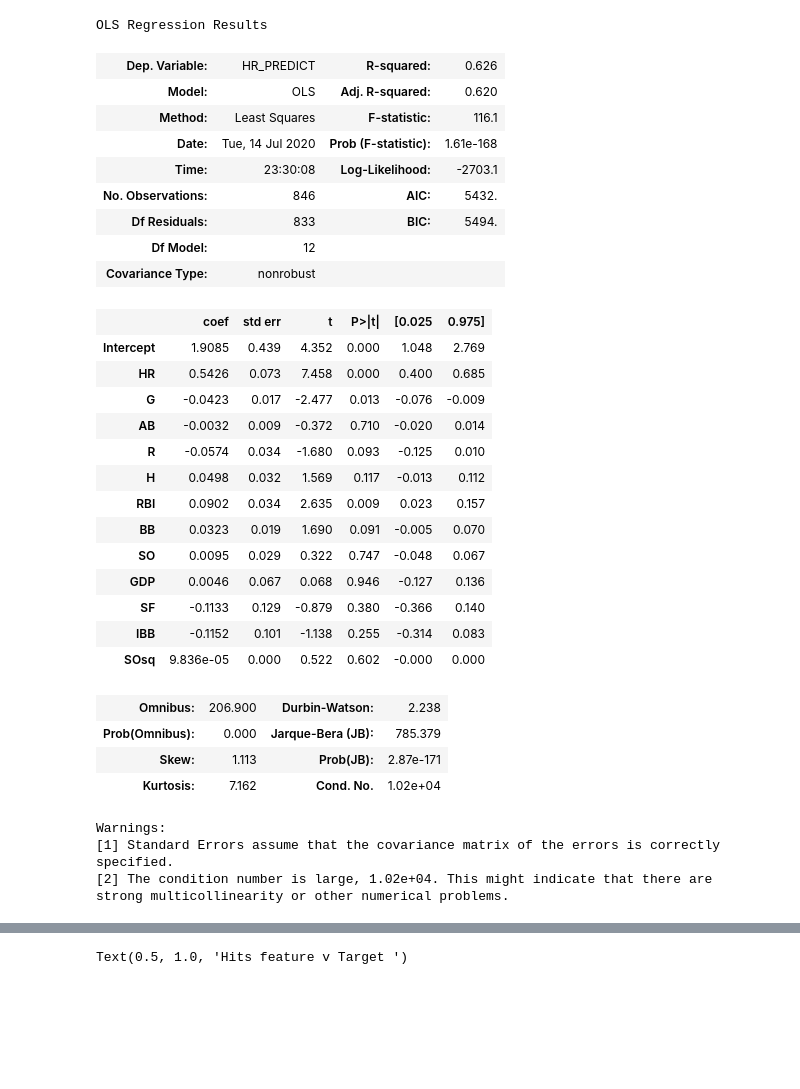
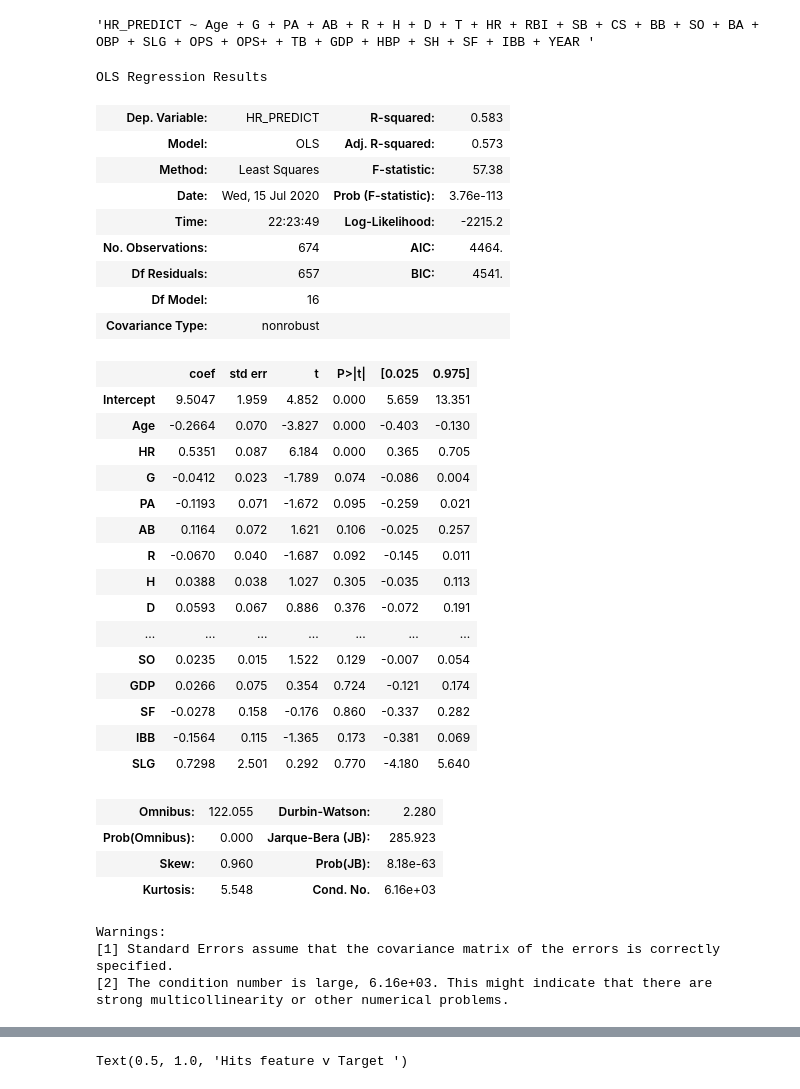
Before and after one commit to Ezuniga13/Home-Run-regression, a Jupyter notebook: Bronx Bombers.ipynb, the cells around one changed output, grey strips where cells are left out. Cells and saved outputs as stored; diff of their text form; code cells hidden in the pictures; blank space fills up the shorter version.

```diff
--- a/Bronx Bombers.ipynb
+++ b/Bronx Bombers.ipynb
@@ -75,0 +154,2 @@ yankess_pinstripes_clean = yankees_df_train.dropna()
+# %%
+yankess_pinstripes_clean = yankees_df_train[~yankees_df_train.HR_PREDICT.isna()]
@@ -75,0 +191,2 @@ yankess_pinstripes_clean = yankees_df_train.dropna()
+# %%
+yankess_pinstripes_clean.loc[yankess_pinstripes_clean.Name == 'Gary Sanchez','Pos'] = "C"
@@ -75,0 +199,2 @@ yankess_pinstripes_clean = yankees_df_train.dropna()
+# %%
+yankess_pinstripes_clean.dropna(inplace = True)
@@ -76,4 +211,2 @@ yankess_pinstripes_clean = yankees_df_train.dropna()
 # %%
 pinstripes_clean_tr = yankess_pinstripes_clean[yankess_pinstripes_clean.YEAR<(2007)]
-# %%
-pinstripes_clean_tr['SOsq'] = pinstripes_clean_tr['SO']**2
@@ -97,47 +254,56 @@ pinstripes_clean_test.shape
+# %%
+formula = 'HR_PREDICT ~ '
+for col in pinstripes_clean_tr.columns[3:-1]:
+    formula = formula + col + ' + '
+formula[:-2]
+# %% [output]
+'HR_PREDICT ~ Age + G + PA + AB + R + H + D + T + HR + RBI + SB + CS + BB + SO + BA + OBP + SLG + OPS + OPS+ + TB + GDP + HBP + SH + SF + IBB + YEAR '
 # %%
 # STATSMODEL
-y, X = patsy.dmatrices('HR_PREDICT ~ HR + G + AB + R + H  + RBI + BB + SO + GDP + SF + IBB + SOsq',
+y, X = patsy.dmatrices('HR_PREDICT ~ Age + HR + G +PA + AB + R + H + D + T + RBI + BB + SO + GDP + SF + IBB+ SLG',
                        pinstripes_clean_tr, return_type="dataframe")
 
 
 model = sm.OLS(y, sm.add_constant(X))
 
 
 fit = model.fit()
 
 
 fit.summary()
 # %% [output]
 OLS Regression Results
-| Dep. Variable: | HR_PREDICT | R-squared: | 0.626 |
-| Model: | OLS | Adj. R-squared: | 0.620 |
-| Method: | Least Squares | F-statistic: | 116.1 |
-| Date: | Tue, 14 Jul 2020 | Prob (F-statistic): | 1.61e-168 |
-| Time: | 23:30:08 | Log-Likelihood: | -2703.1 |
-| No. Observations: | 846 | AIC: | 5432. |
-| Df Residuals: | 833 | BIC: | 5494. |
-| Df Model: | 12 |  |  |
+| Dep. Variable: | HR_PREDICT | R-squared: | 0.583 |
+| Model: | OLS | Adj. R-squared: | 0.573 |
+| Method: | Least Squares | F-statistic: | 57.38 |
+| Date: | Wed, 15 Jul 2020 | Prob (F-statistic): | 3.76e-113 |
+| Time: | 22:23:49 | Log-Likelihood: | -2215.2 |
+| No. Observations: | 674 | AIC: | 4464. |
+| Df Residuals: | 657 | BIC: | 4541. |
+| Df Model: | 16 |  |  |
 | Covariance Type: | nonrobust |  |  |
 |  | coef | std err | t | P>|t| | [0.025 | 0.975] |
-| Intercept | 1.9085 | 0.439 | 4.352 | 0.000 | 1.048 | 2.769 |
-| HR | 0.5426 | 0.073 | 7.458 | 0.000 | 0.400 | 0.685 |
-| G | -0.0423 | 0.017 | -2.477 | 0.013 | -0.076 | -0.009 |
-| AB | -0.0032 | 0.009 | -0.372 | 0.710 | -0.020 | 0.014 |
-| R | -0.0574 | 0.034 | -1.680 | 0.093 | -0.125 | 0.010 |
-| H | 0.0498 | 0.032 | 1.569 | 0.117 | -0.013 | 0.112 |
-| RBI | 0.0902 | 0.034 | 2.635 | 0.009 | 0.023 | 0.157 |
-| BB | 0.0323 | 0.019 | 1.690 | 0.091 | -0.005 | 0.070 |
-| SO | 0.0095 | 0.029 | 0.322 | 0.747 | -0.048 | 0.067 |
-| GDP | 0.0046 | 0.067 | 0.068 | 0.946 | -0.127 | 0.136 |
-| SF | -0.1133 | 0.129 | -0.879 | 0.380 | -0.366 | 0.140 |
-| IBB | -0.1152 | 0.101 | -1.138 | 0.255 | -0.314 | 0.083 |
-| SOsq | 9.836e-05 | 0.000 | 0.522 | 0.602 | -0.000 | 0.000 |
+| Intercept | 9.5047 | 1.959 | 4.852 | 0.000 | 5.659 | 13.351 |
+| Age | -0.2664 | 0.070 | -3.827 | 0.000 | -0.403 | -0.130 |
+| HR | 0.5351 | 0.087 | 6.184 | 0.000 | 0.365 | 0.705 |
+| G | -0.0412 | 0.023 | -1.789 | 0.074 | -0.086 | 0.004 |
+| PA | -0.1193 | 0.071 | -1.672 | 0.095 | -0.259 | 0.021 |
+| AB | 0.1164 | 0.072 | 1.621 | 0.106 | -0.025 | 0.257 |
+| R | -0.0670 | 0.040 | -1.687 | 0.092 | -0.145 | 0.011 |
+| H | 0.0388 | 0.038 | 1.027 | 0.305 | -0.035 | 0.113 |
+| D | 0.0593 | 0.067 | 0.886 | 0.376 | -0.072 | 0.191 |
+| ... | ... | ... | ... | ... | ... | ... |
+| SO | 0.0235 | 0.015 | 1.522 | 0.129 | -0.007 | 0.054 |
+| GDP | 0.0266 | 0.075 | 0.354 | 0.724 | -0.121 | 0.174 |
+| SF | -0.0278 | 0.158 | -0.176 | 0.860 | -0.337 | 0.282 |
+| IBB | -0.1564 | 0.115 | -1.365 | 0.173 | -0.381 | 0.069 |
+| SLG | 0.7298 | 2.501 | 0.292 | 0.770 | -4.180 | 5.640 |
-| Omnibus: | 206.900 | Durbin-Watson: | 2.238 |
-| Prob(Omnibus): | 0.000 | Jarque-Bera (JB): | 785.379 |
-| Skew: | 1.113 | Prob(JB): | 2.87e-171 |
-| Kurtosis: | 7.162 | Cond. No. | 1.02e+04 |
+| Omnibus: | 122.055 | Durbin-Watson: | 2.280 |
+| Prob(Omnibus): | 0.000 | Jarque-Bera (JB): | 285.923 |
+| Skew: | 0.960 | Prob(JB): | 8.18e-63 |
+| Kurtosis: | 5.548 | Cond. No. | 6.16e+03 |
 Warnings:
 [1] Standard Errors assume that the covariance matrix of the errors is correctly specified.
-[2] The condition number is large, 1.02e+04. This might indicate that there are
+[2] The condition number is large, 6.16e+03. This might indicate that there are
 strong multicollinearity or other numerical problems.
 # %%
```
Also changed, not shown: parts of 46 cells of this notebook.
